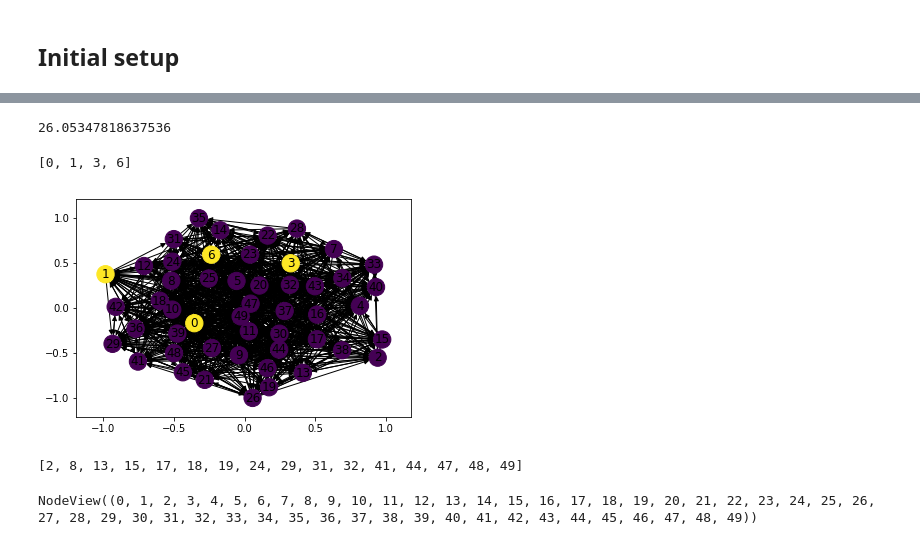
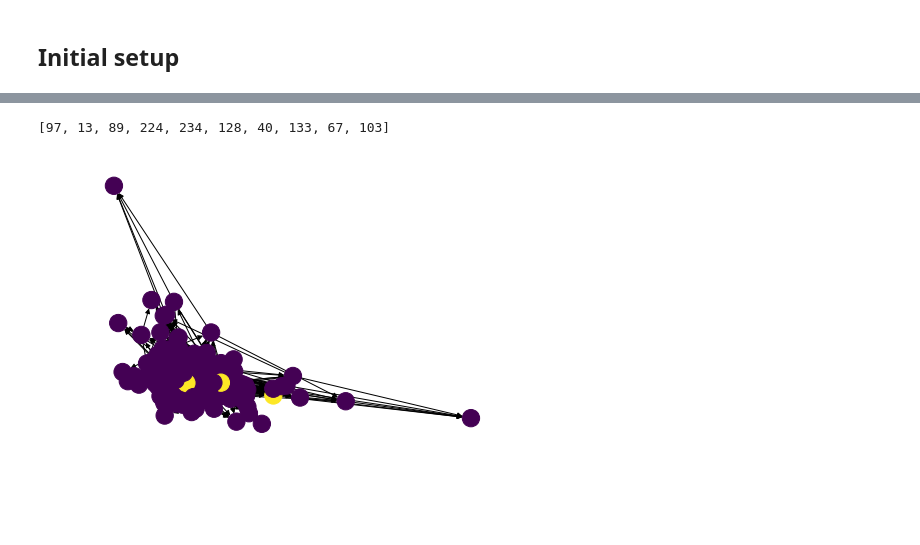
Before and after one commit to hugcis/graph_nets-IM, a Jupyter notebook: exp.ipynb, the cells around one changed output, grey strips where cells are left out. Cells and saved outputs as stored; diff of their text form; code cells hidden in the pictures; blank space fills up the shorter version.

```diff
--- a/exp.ipynb
+++ b/exp.ipynb
@@ -6,8 +6,11 @@ import itertools
 
 from tqdm import tqdm_notebook as tqdm
 
-from graph_utils.generate_graph import generate_graph
-from graph_utils.utils import pp, miia, mip, mioa, in_neighbors
-from graph_utils.greedy_ic import naive_greedy_algorithm, ap
+from ic_influence_maximization.generate_graph import generate_graph
+from ic_influence_maximization.utils import pp, miia, mip, mioa, in_neighbors
+from ic_influence_maximization.greedy_ic import naive_greedy_algorithm, ap
+from ic_influence_maximization.pmia import pmia
+
+THETA =  0.01
 # %% [markdown]
 ## Initial setup
@@ -19,0 +17,3 @@ nx.draw(grph)
+# %%
+grph = generate_graph(num_nodes_min_max=[200, 250], directed=True, rate=0.02) # Big shallow graph
+nx.draw(grph)
@@ -32,5 +36,5 @@ Text(0.5, 1.0, 'Histogram of -log-transition probabilities')
 # %%
-s = naive_greedy_algorithm(4, grph, tqdm)
+s = pmia(grph, 10, THETA, tqdm_function=tqdm)
 # %% [output]
 [interactive output not drawn]
 [interactive output not drawn]
@@ -40,16 +51,8 @@ s = naive_greedy_algorithm(4, grph, tqdm)
-# %%
-sum(ap(i, s, miia(i, 0.001, grph), grph) for i in grph.nodes)
-# %% [output]
-26.05347818637536
 # %%
 s
 # %% [output]
-[0, 1, 3, 6]
+[97, 13, 89, 224, 234, 128, 40, 133, 67, 103]
 # %%
-nx.draw_networkx(grph, node_color=[(10 if i in s else 9) for i in grph.nodes])
+nx.draw(grph, node_color=[(10 if i in s else 9) for i in grph.nodes])
 # %% [output]
-[figure, old version]
+[figure, new version]
-# %%
-list(grph.predecessors(0))
-# %% [output]
-[2, 8, 13, 15, 17, 18, 19, 24, 29, 31, 32, 41, 44, 47, 48, 49]
@@ -109,4 +58,0 @@ for node in grph.nodes:
-# %%
-grph.nodes
-# %% [output]
-NodeView((0, 1, 2, 3, 4, 5, 6, 7, 8, 9, 10, 11, 12, 13, 14, 15, 16, 17, 18, 19, 20, 21, 22, 23, 24, 25, 26, 27, 28, 29, 30, 31, 32, 33, 34, 35, 36, 37, 38, 39, 40, 41, 42, 43, 44, 45, 46, 47, 48, 49))
```
Also changed, not shown: parts of 17 cells of this notebook, 2 other files.
